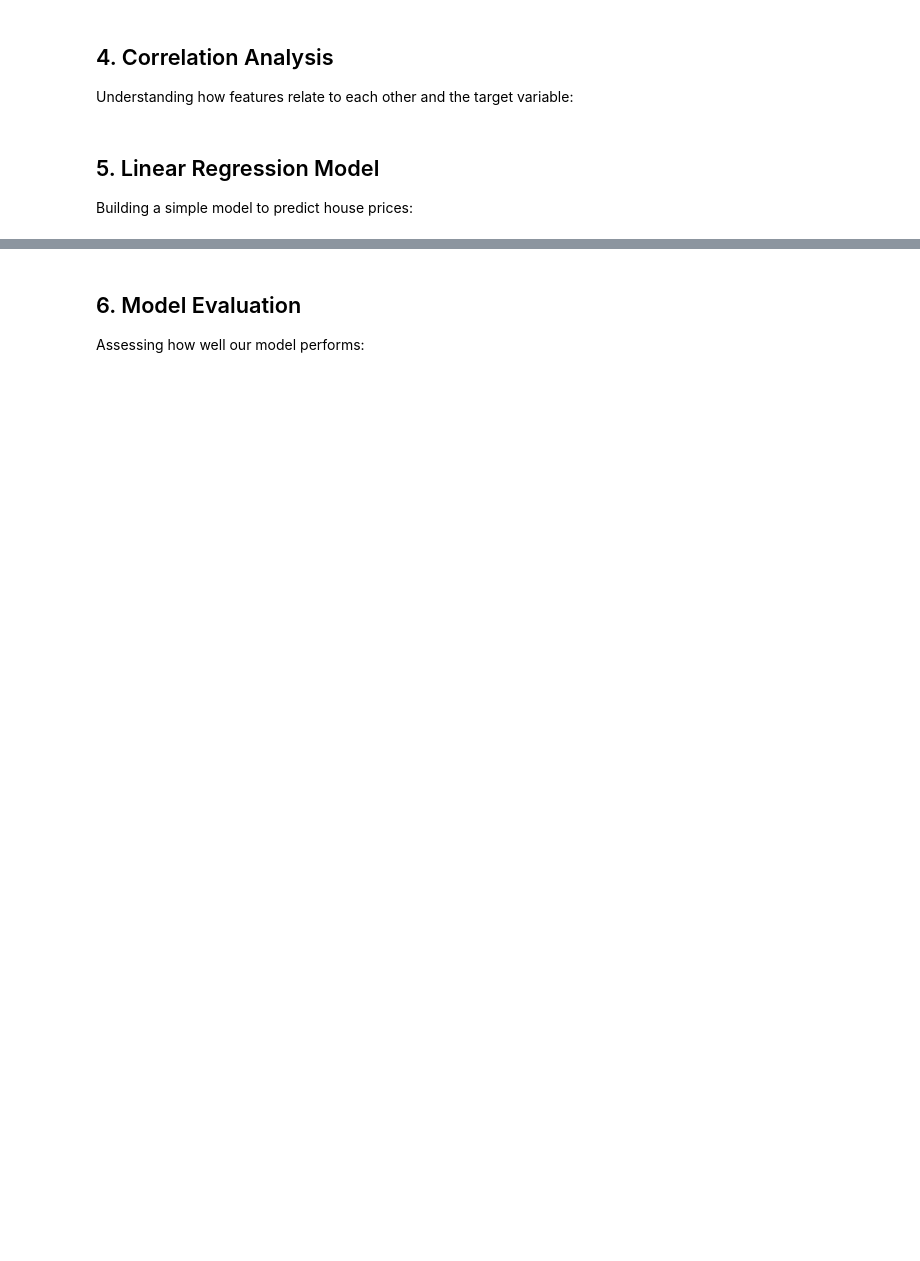
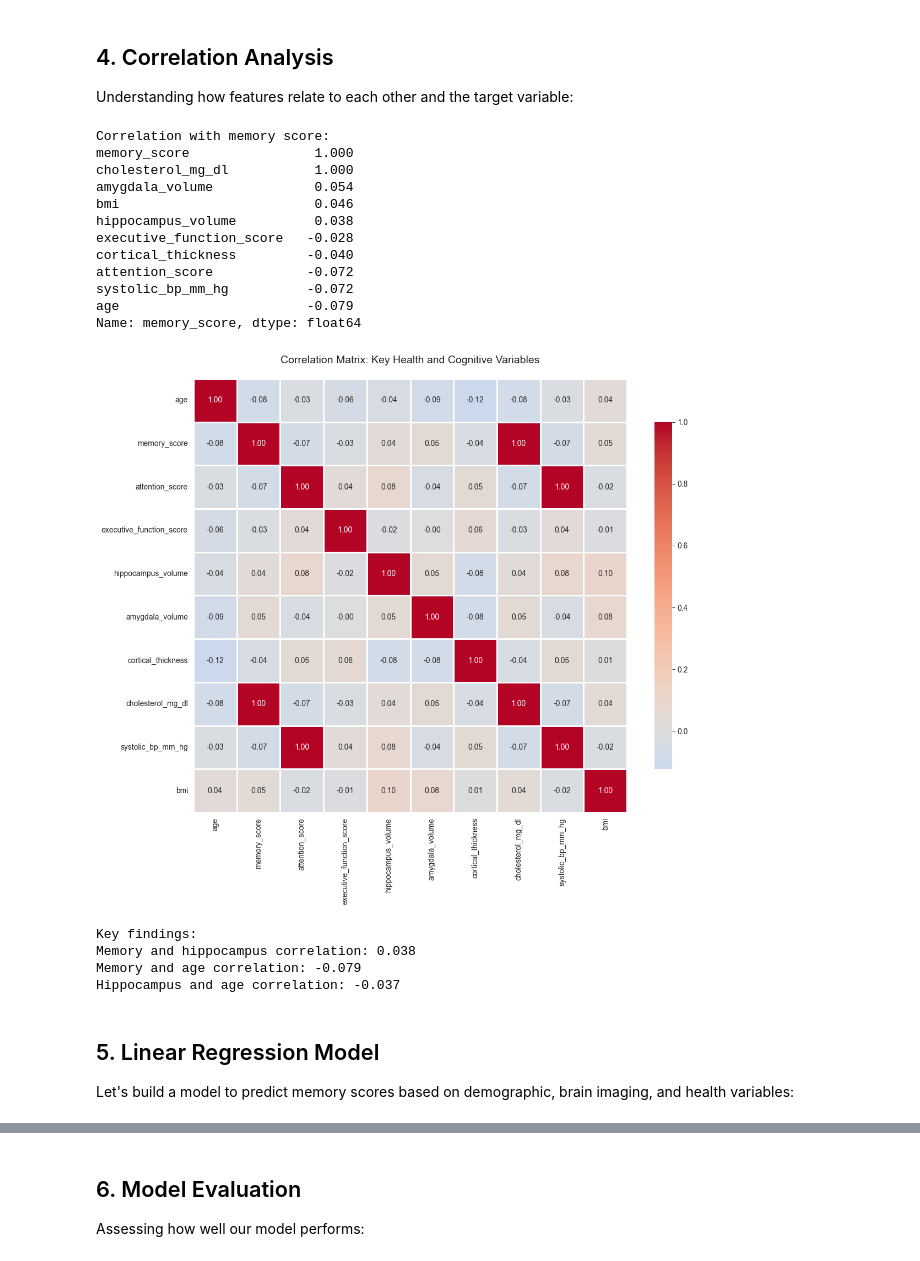
Before and after one commit to hassanabdulr/python_workshop, a Jupyter notebook: notebooks/05_analysis_and_modeling.ipynb, the cells around one changed output, grey strips where cells are left out. Drawn from its saved outputs; the diff is of its cells as text; code cells hidden in the pictures; blank space fills up the shorter version.

```diff
--- a/notebooks/05_analysis_and_modeling.ipynb
+++ b/notebooks/05_analysis_and_modeling.ipynb
@@ -154,22 +210,49 @@ plt.show()
 
 Understanding how features relate to each other and the target variable:
 # %%
-# Calculate correlation matrix
-correlation_matrix = housing_df.corr()
+# Calculate correlation matrix for key numerical variables
+numeric_cols = ['age', 'memory_score', 'attention_score', 'executive_function_score',
+                'hippocampus_volume', 'amygdala_volume', 'cortical_thickness',
+                'cholesterol_mg_dl', 'systolic_bp_mm_hg', 'bmi']
 
-print("Correlation with price:")
-print(correlation_matrix['price'].sort_values(ascending=False))
+correlation_matrix = data_complete[numeric_cols].corr()
+
+print("Correlation with memory score:")
+print(correlation_matrix['memory_score'].sort_values(ascending=False).round(3))
 
 # Visualize correlation matrix with heatmap
-plt.figure(figsize=(10, 8))
+plt.figure(figsize=(12, 10))
 sns.heatmap(correlation_matrix, annot=True, cmap='coolwarm', center=0,
-            square=True, linewidths=1, fmt='.2f')
-plt.title('Correlation Matrix Heatmap')
+            square=True, linewidths=1, fmt='.2f', cbar_kws={"shrink": 0.8})
+plt.title('Correlation Matrix: Key Health and Cognitive Variables', fontsize=14, pad=20)
 plt.tight_layout()
 plt.show()
+
+print("\n\nKey findings:")
+print(f"Memory and hippocampus correlation: {correlation_matrix.loc['memory_score', 'hippocampus_volume']:.3f}")
+print(f"Memory and age correlation: {correlation_matrix.loc['memory_score', 'age']:.3f}")
+print(f"Hippocampus and age correlation: {correlation_matrix.loc['hippocampus_volume', 'age']:.3f}")
+# %% [output]
+Correlation with memory score:
+memory_score                1.000
+cholesterol_mg_dl           1.000
+amygdala_volume             0.054
+bmi                         0.046
+hippocampus_volume          0.038
+executive_function_score   -0.028
+cortical_thickness         -0.040
+attention_score            -0.072
+systolic_bp_mm_hg          -0.072
+age                        -0.079
+Name: memory_score, dtype: float64
+[figure, added]
+Key findings:
+Memory and hippocampus correlation: 0.038
+Memory and age correlation: -0.079
+Hippocampus and age correlation: -0.037
 # %% [markdown]
 ## 5. Linear Regression Model
 
-Building a simple model to predict house prices:
+Let's build a model to predict memory scores based on demographic, brain imaging, and health variables:
 # %%
 # Prepare features (X) and target (y)
```
Also changed, not shown: parts of 20 cells of this notebook, 1 other file.
